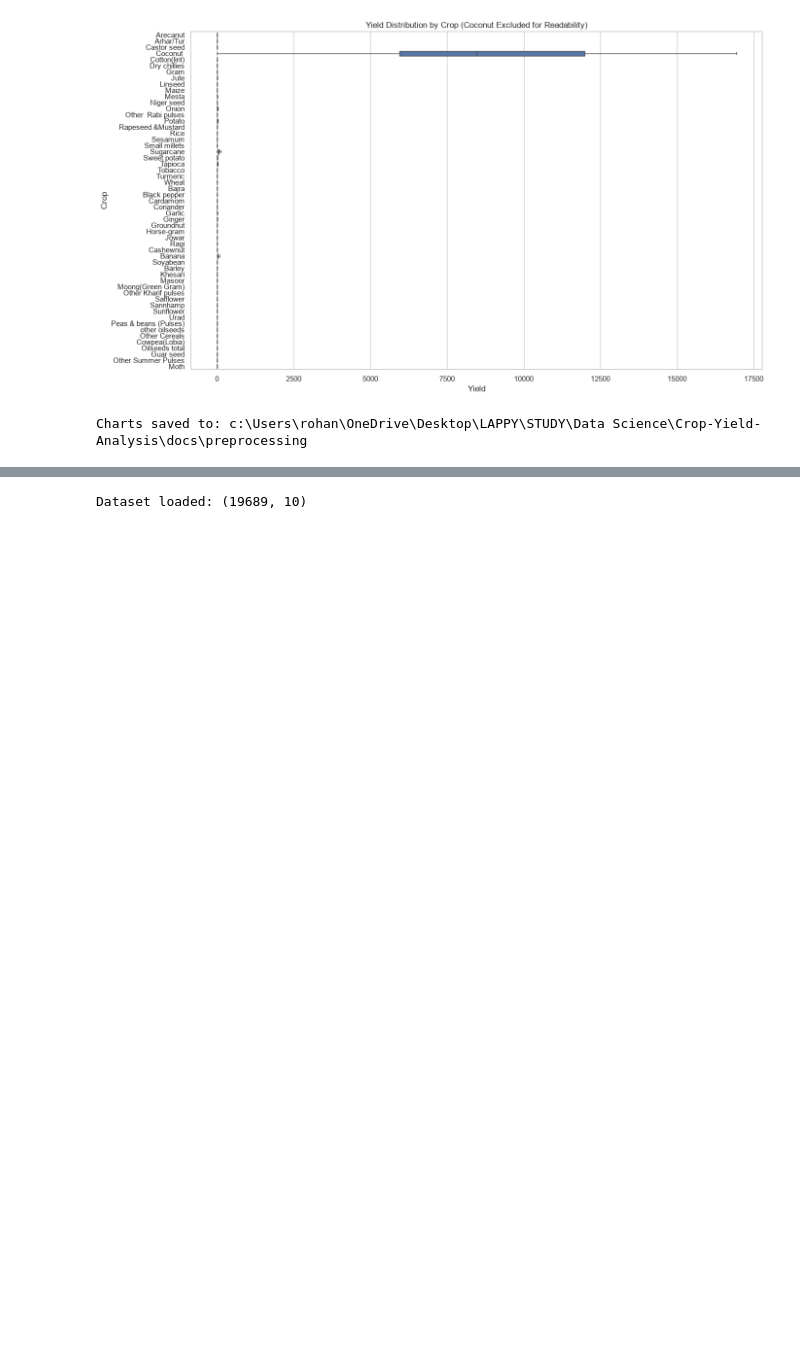
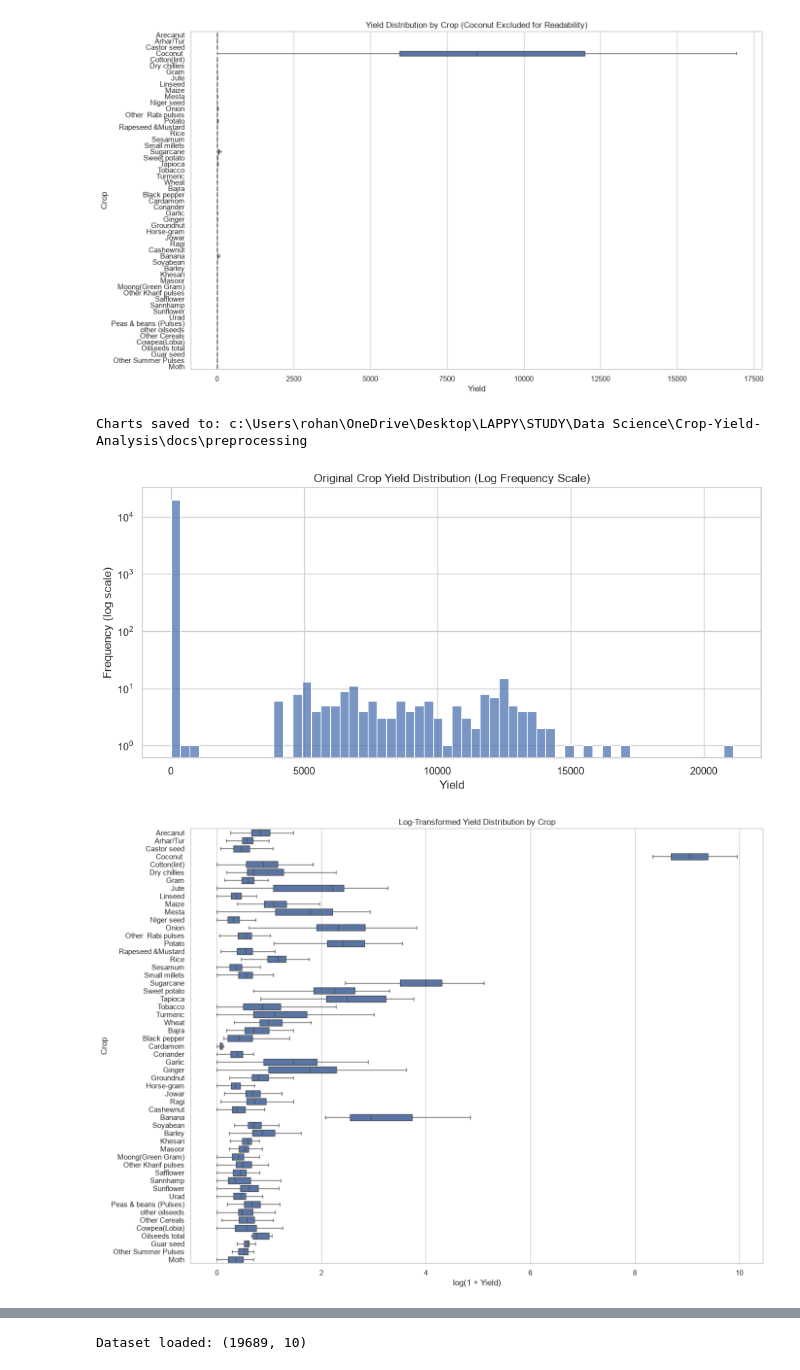
Before and after one commit to rohan24may/Crop-Yield-Analysis, a Jupyter notebook: notebooks/02_data_preprocessing.ipynb, the cells around one changed output, grey strips where cells are left out. Saved outputs shown, nothing was run; the diff lists cells and outputs as text; code cells hidden in the pictures; blank space fills up the shorter version.

```diff
--- a/notebooks/02_data_preprocessing.ipynb
+++ b/notebooks/02_data_preprocessing.ipynb
@@ -186,3 +186,33 @@ print("Charts saved to:", OUTPUT_DIR)
 [figure]
 [figure]
 Charts saved to: c:\Users\rohan\OneDrive\Desktop\LAPPY\STUDY\Data Science\Crop-Yield-Analysis\docs\preprocessing
+# %%
+# 4. Improved visualizations for skewed yield data
+
+# Original yield with a logarithmic frequency axis
+plt.figure(figsize=(10, 5))
+sns.histplot(df_original["Yield"], bins=60)
+plt.yscale("log")
+plt.title("Original Crop Yield Distribution (Log Frequency Scale)")
+plt.xlabel("Yield")
+plt.ylabel("Frequency (log scale)")
+plt.tight_layout()
+plt.savefig(OUTPUT_DIR / "05_yield_log_frequency.png", dpi=200)
+plt.show()
+
+# Crop-wise distribution using a logarithmic yield axis
+# log1p allows zero-yield records to remain visible.
+plot_df = df_original.copy()
+plot_df["Log_Yield"] = np.log1p(plot_df["Yield"])
+
+plt.figure(figsize=(14, 10))
+sns.boxplot(data=plot_df, x="Log_Yield", y="Crop", showfliers=False)
+plt.title("Log-Transformed Yield Distribution by Crop")
+plt.xlabel("log(1 + Yield)")
+plt.ylabel("Crop")
+plt.tight_layout()
+plt.savefig(OUTPUT_DIR / "06_log_yield_by_crop.png", dpi=200)
+plt.show()
+# %% [output]
+[figure, added]
+[figure, added]
```
Also changed, not shown: parts of 7 cells of this notebook, 7 other files.
